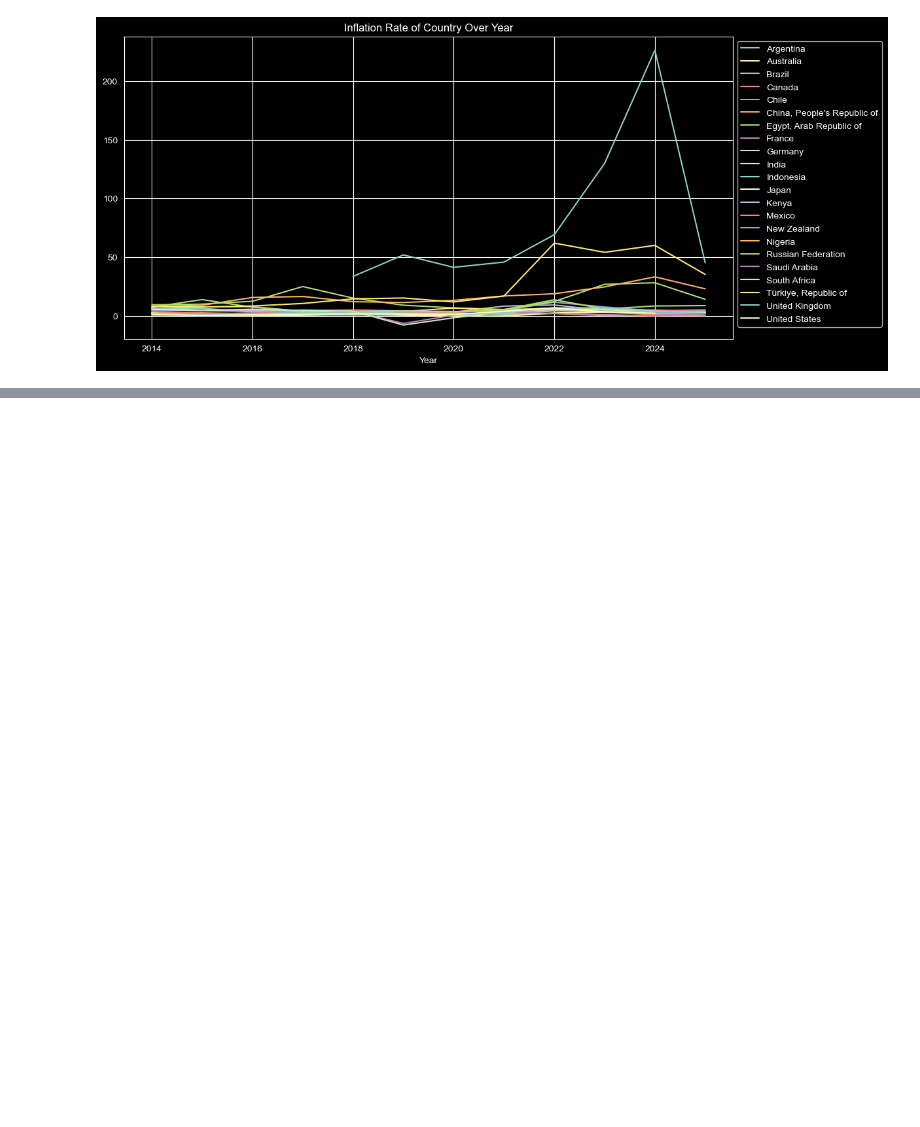
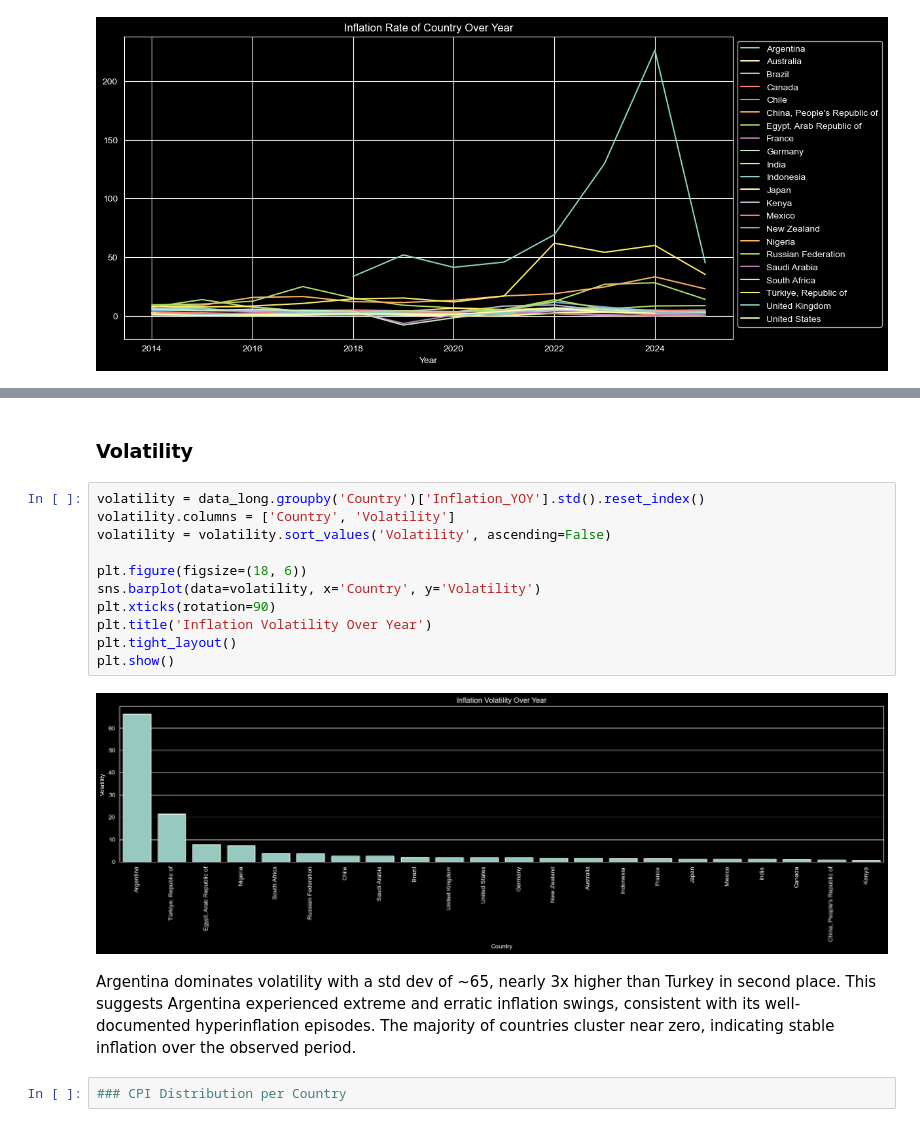
Before and after one commit to syahrazfa/inflation-regime-detection, a Jupyter notebook: analytics.ipynb, the cells around one changed output, grey strips where cells are left out. Cells and saved outputs as stored; diff of their text form; blank space fills up the shorter version.

```diff
--- a/analytics.ipynb
+++ b/analytics.ipynb
@@ -265,0 +376,22 @@ plt.show()
+# %% [markdown]
+### Volatility
+# %%
+volatility = data_long.groupby('Country')['Inflation_YOY'].std().reset_index()
+volatility.columns = ['Country', 'Volatility']
+volatility = volatility.sort_values('Volatility', ascending=False)
+
+plt.figure(figsize=(18, 6))
+sns.barplot(data=volatility, x='Country', y='Volatility')
+plt.xticks(rotation=90)
+plt.title('Inflation Volatility Over Year')
+plt.tight_layout()
+plt.show()
+# %% [output]
+[figure, added]
+# %% [markdown]
+Argentina dominates volatility with a std dev of ~65, nearly 3x higher than Turkey
+in second place. This suggests Argentina experienced extreme and erratic inflation
+swings, consistent with its well-documented hyperinflation episodes. The majority
+of countries cluster near zero, indicating stable inflation over the observed period.
+# %%
+### CPI Distribution per Country
```
Also changed, not shown: parts of 25 cells of this notebook.
